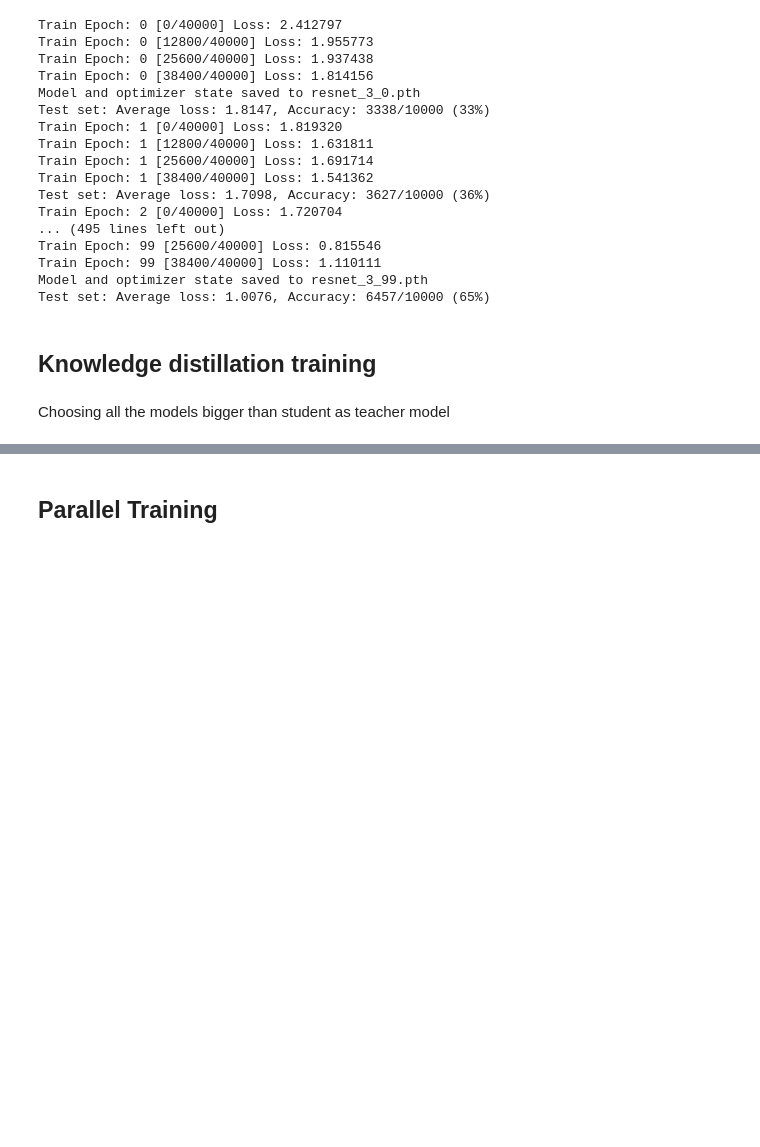
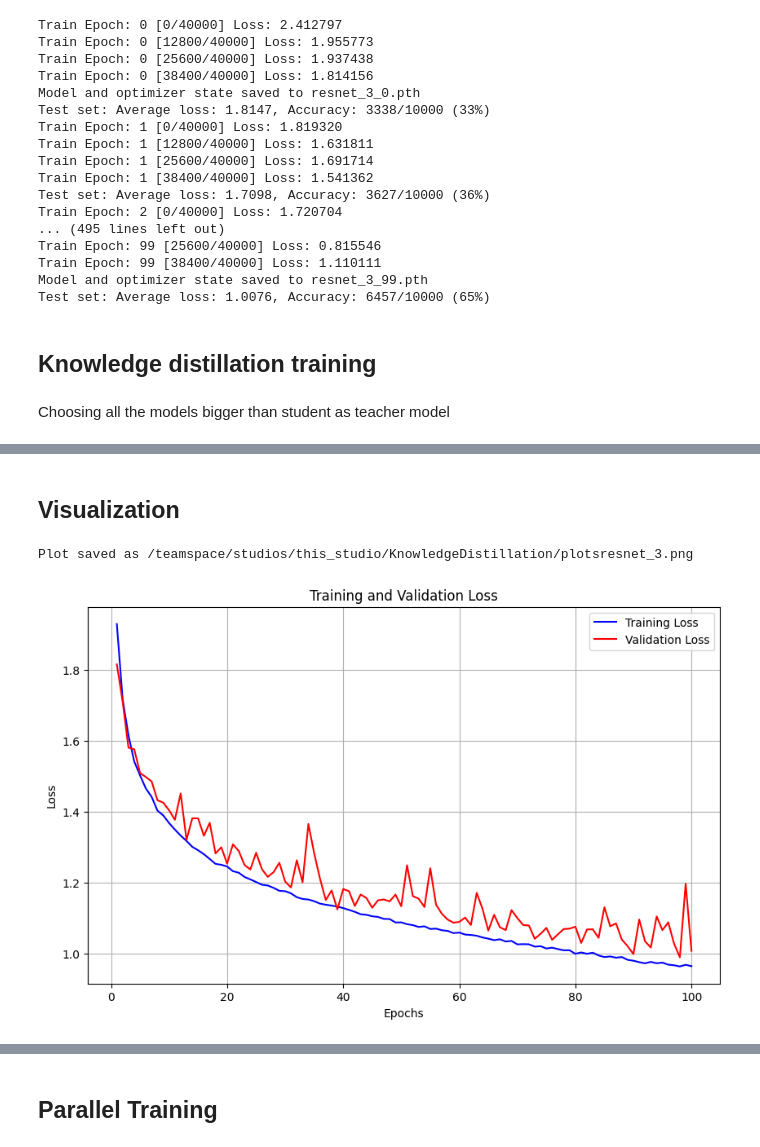
Before and after one commit to AnshPrakash/KnowledgeDistillation, a Jupyter notebook: KnowledgeDistillation.ipynb, the cells around one changed output, grey strips where cells are left out. Saved outputs shown, nothing was run; the diff lists cells and outputs as text; code cells hidden in the pictures; blank space fills up the shorter version.

Commit message:
visualise

```diff
--- a/KnowledgeDistillation.ipynb
+++ b/KnowledgeDistillation.ipynb
@@ -586,0 +708,44 @@ training_process_with_kd( resnet_10, student, device, model_name = None, num_epo
+# %% [markdown]
+## **Visualization**
+# %%
+import matplotlib.pyplot as plt
+
+def visualize_loss_curve(model_name):
+    """
+    Plots training and validation loss over epochs.
+    """
+    path = model_name + "losses_log.pth"
+
+
+    checkpoint = torch.load(path)
+    train_losses = checkpoint['train_losses']
+    val_losses =  checkpoint['validation_losses']
+    save_path = "/teamspace/studios/this_studio/KnowledgeDistillation/plots/" + model_name+".png"
+
+    epochs = range(1, len(train_losses) + 1)  # Create an array for the number of epochs
+
+    plt.figure(figsize=(10, 6))  # Set the figure size
+
+    # Plot training and validation loss
+    plt.plot(epochs, train_losses, 'b', label='Training Loss')  # 'b' stands for blue
+    plt.plot(epochs, val_losses, 'r', label='Validation Loss')  # 'r' stands for red
+
+    plt.title('Training and Validation Loss')  # Add a title to the plot
+    plt.xlabel('Epochs')  # Label the x-axis as 'Epochs'
+    plt.ylabel('Loss')     # Label the y-axis as 'Loss'
+
+    plt.legend()  # Add a legend to differentiate the curves
+
+    plt.grid(True)  # Enable grid for better readability
+
+    # Save the plot if a file path is provided
+    if save_path:
+        plt.savefig(save_path, format='png')  # Save the plot in PNG format (or other supported formats)
+        print(f"Plot saved as {save_path}")
+
+    plt.show()  # Display the plot
+# %%
+visualize_loss_curve("resnet_3")
+# %% [output]
+Plot saved as /teamspace/studios/this_studio/KnowledgeDistillation/plotsresnet_3.png
+[figure, added]
```
Also changed, not shown: parts of 25 cells of this notebook.
